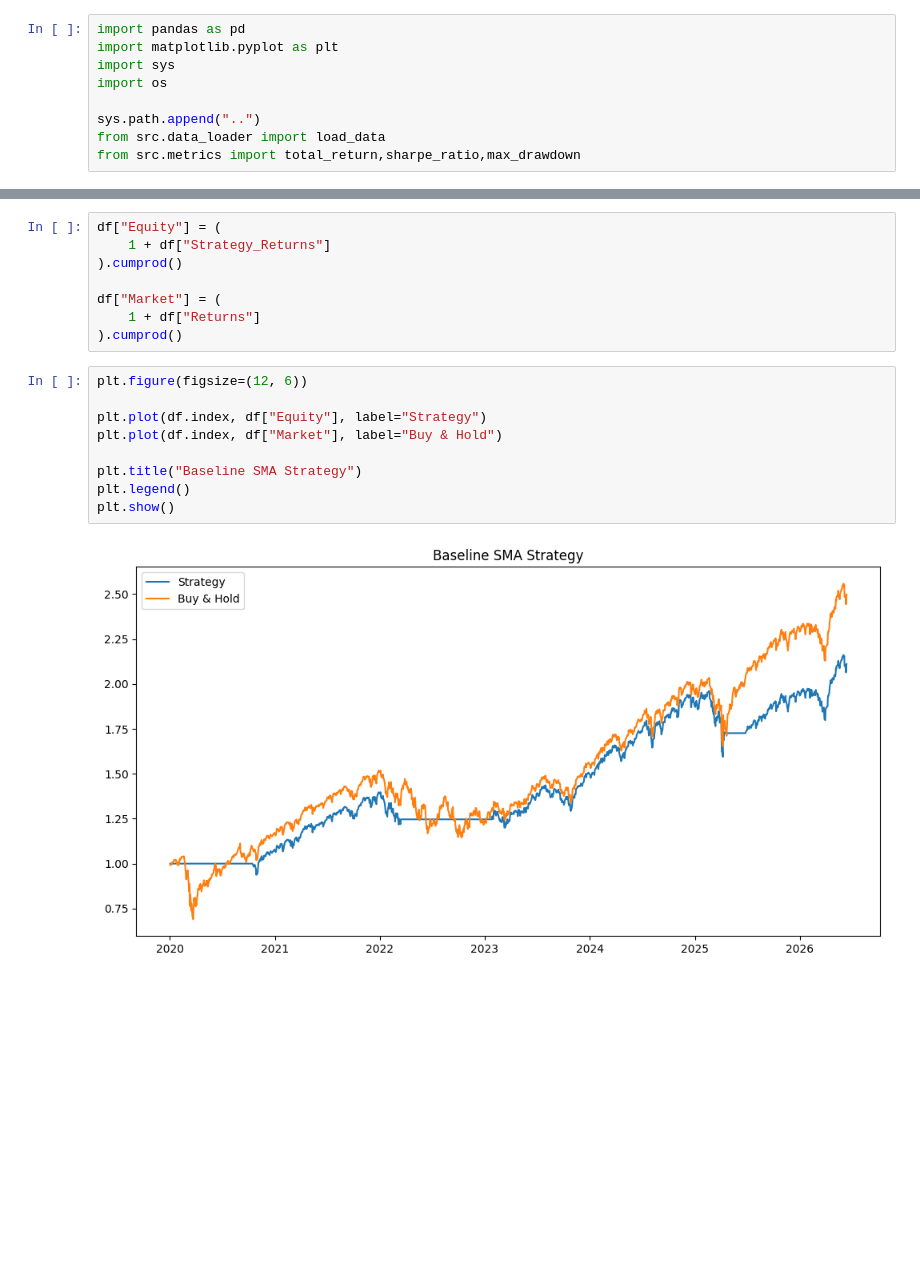
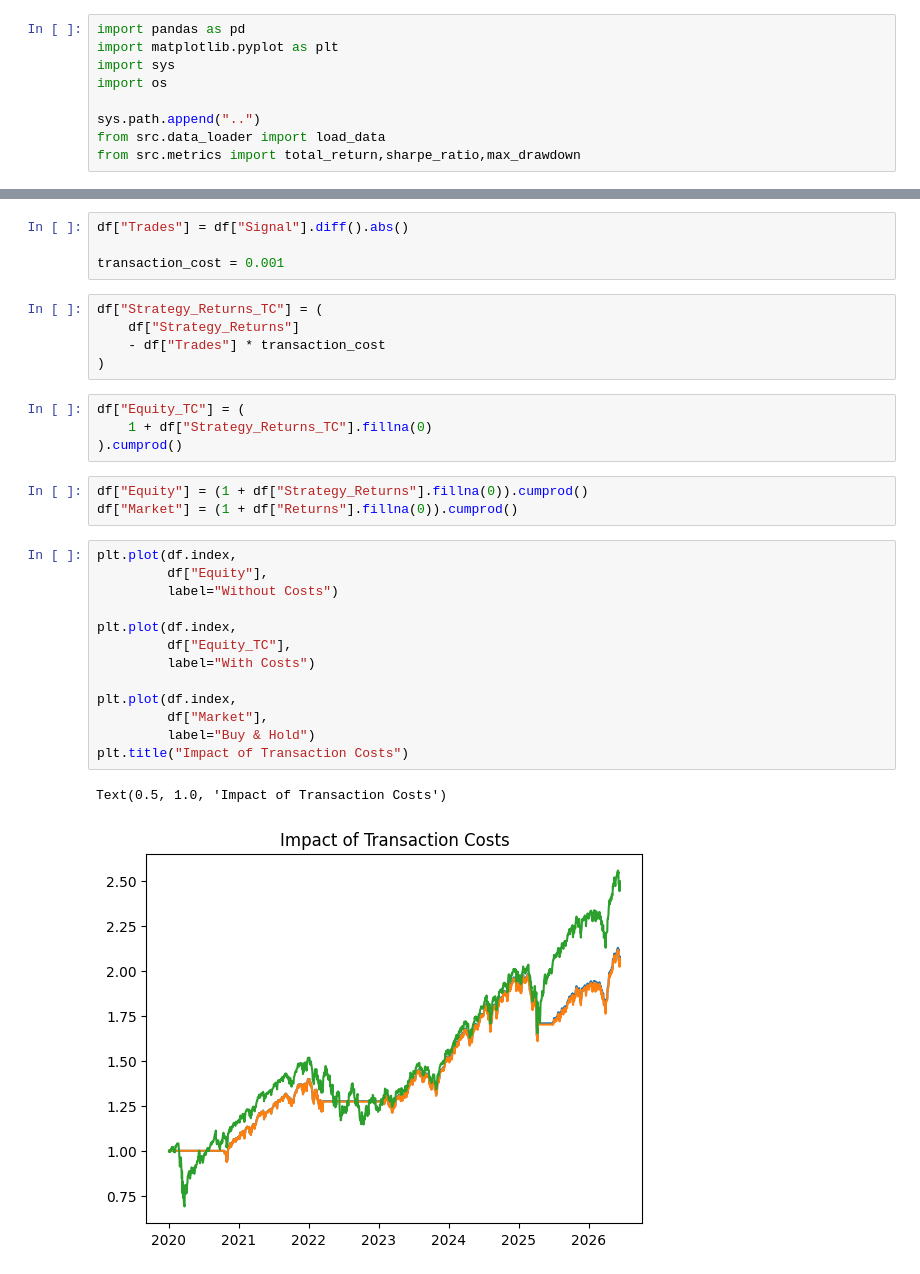
Before and after one commit to shauryasaxena72/Backtesting-Bias-Analysis, a Jupyter notebook: notebooks/05_transaction_costs.ipynb, the cells around one changed output, grey strips where cells are left out. Cells and saved outputs as stored; diff of their text form; blank space fills up the shorter version.

```diff
--- a/notebooks/05_transaction_costs.ipynb
+++ b/notebooks/05_transaction_costs.ipynb
@@ -57,20 +82,33 @@ df[["Returns", "Strategy_Returns"]].head()
 | 2020-01-08 | 0.005329 | 0.0 |
+# %%
+df["Trades"] = df["Signal"].diff().abs()
+
+transaction_cost = 0.001
+# %%
+df["Strategy_Returns_TC"] = (
+    df["Strategy_Returns"]
+    - df["Trades"] * transaction_cost
+)
+# %%
+df["Equity_TC"] = (
+    1 + df["Strategy_Returns_TC"].fillna(0)
+).cumprod()
 # %%
-df["Equity"] = (
-    1 + df["Strategy_Returns"]
-).cumprod()
-
-df["Market"] = (
-    1 + df["Returns"]
-).cumprod()
+df["Equity"] = (1 + df["Strategy_Returns"].fillna(0)).cumprod()
+df["Market"] = (1 + df["Returns"].fillna(0)).cumprod()
 # %%
-plt.figure(figsize=(12, 6))
+plt.plot(df.index,
+         df["Equity"],
+         label="Without Costs")
 
-plt.plot(df.index, df["Equity"], label="Strategy")
-plt.plot(df.index, df["Market"], label="Buy & Hold")
+plt.plot(df.index,
+         df["Equity_TC"],
+         label="With Costs")
 
-plt.title("Baseline SMA Strategy")
-plt.legend()
-plt.show()
+plt.plot(df.index,
+         df["Market"],
+         label="Buy & Hold")
+plt.title("Impact of Transaction Costs")
 # %% [output]
+Text(0.5, 1.0, 'Impact of Transaction Costs')
-[figure, old version]
+[figure, new version]
```
Also changed, not shown: parts of 10 cells of this notebook, 3 other files.
